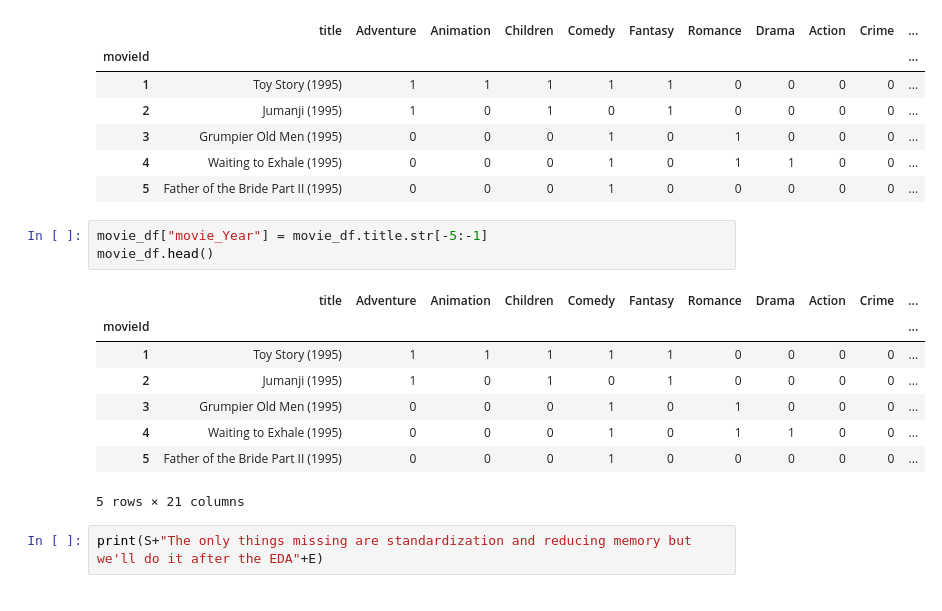
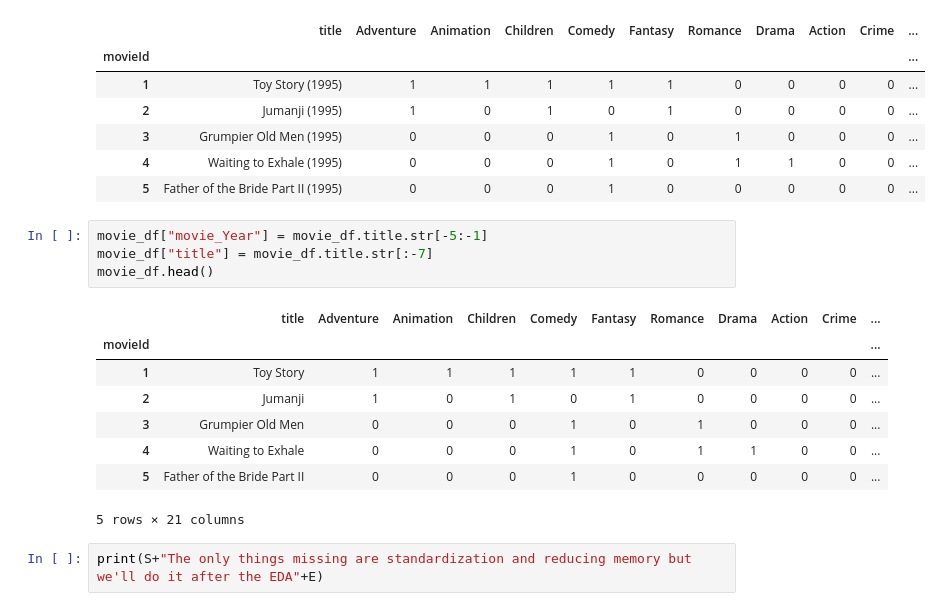
Before and after one commit to Brice-Vergnou/movie_recommendation, a Jupyter notebook: eda.ipynb, the cells around one changed output. Saved outputs shown, nothing was run; the diff lists cells and outputs as text.

```diff
--- a/eda.ipynb
+++ b/eda.ipynb
@@ -128,15 +128,16 @@ movie_df.head()
 | 5 | Father of the Bride Part II (1995) | 0 | 0 | 0 | 1 | 0 | 0 | 0 | 0 | 0 | ... |
 # %%
 movie_df["movie_Year"] = movie_df.title.str[-5:-1]
+movie_df["title"] = movie_df.title.str[:-7]
 movie_df.head()
 # %% [output]
 |  | title | Adventure | Animation | Children | Comedy | Fantasy | Romance | Drama | Action | Crime | ... |
 | movieId |  |  |  |  |  |  |  |  |  |  | ... |
-| 1 | Toy Story (1995) | 1 | 1 | 1 | 1 | 1 | 0 | 0 | 0 | 0 | ... |
-| 2 | Jumanji (1995) | 1 | 0 | 1 | 0 | 1 | 0 | 0 | 0 | 0 | ... |
-| 3 | Grumpier Old Men (1995) | 0 | 0 | 0 | 1 | 0 | 1 | 0 | 0 | 0 | ... |
-| 4 | Waiting to Exhale (1995) | 0 | 0 | 0 | 1 | 0 | 1 | 1 | 0 | 0 | ... |
-| 5 | Father of the Bride Part II (1995) | 0 | 0 | 0 | 1 | 0 | 0 | 0 | 0 | 0 | ... |
+| 1 | Toy Story | 1 | 1 | 1 | 1 | 1 | 0 | 0 | 0 | 0 | ... |
+| 2 | Jumanji | 1 | 0 | 1 | 0 | 1 | 0 | 0 | 0 | 0 | ... |
+| 3 | Grumpier Old Men | 0 | 0 | 0 | 1 | 0 | 1 | 0 | 0 | 0 | ... |
+| 4 | Waiting to Exhale | 0 | 0 | 0 | 1 | 0 | 1 | 1 | 0 | 0 | ... |
+| 5 | Father of the Bride Part II | 0 | 0 | 0 | 1 | 0 | 0 | 0 | 0 | 0 | ... |
 5 rows × 21 columns
 # %%
 print(S+"The only things missing are standardization and reducing memory but we'll do it after the EDA"+E)
```
Also changed, not shown: parts of 8 cells of this notebook, 7 other files.
